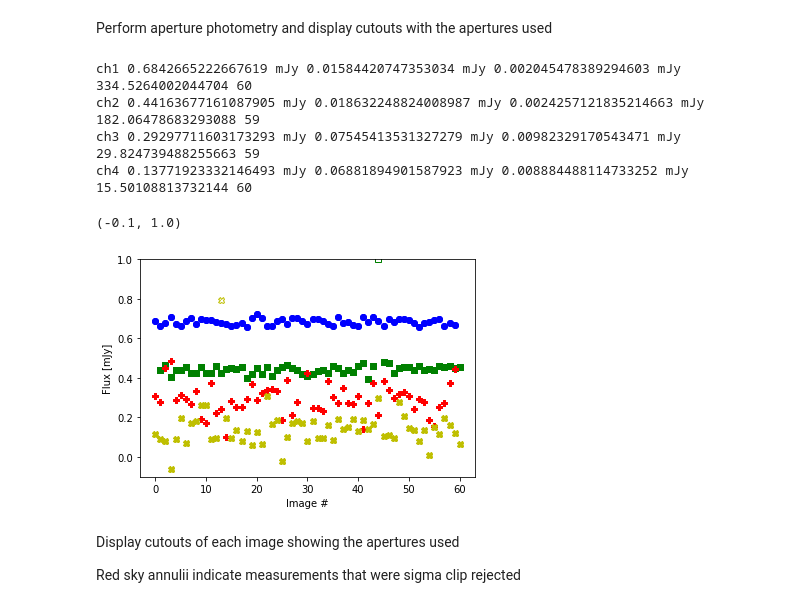
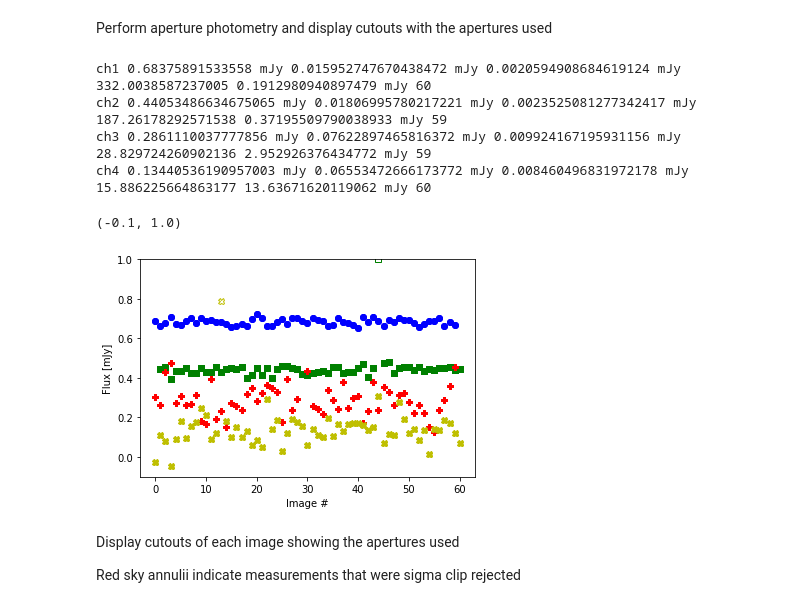
Before and after one commit to STScI-MIRI/spitzerwebb_absflux, a Jupyter notebook: GD71 IRAC photometry.ipynb, the cells around one changed output. Saved outputs shown, nothing was run; the diff lists cells and outputs as text; code cells hidden in the pictures.

```diff
--- a/GD71 IRAC photometry.ipynb
+++ b/GD71 IRAC photometry.ipynb
@@ -114,7 +114,7 @@ for k, allfiles in enumerate(allchfiles):
             corfac1.append(cflux[1])
             corfac2.append(cflux[2])
             medbkg.append(cflux[3])
-            totbkg.append(cflux[4])
+            totbkg.append(cflux[4]*apcors[k]*cflux[1]*cflux[2])  # apply same corrections as aperture fluxes
             files.append(cfilename)
             x.append(center_pix[0])
             y.append(center_pix[1])
@@ -129,12 +129,13 @@ for k, allfiles in enumerate(allchfiles):
 # %%
 from astropy.stats import sigma_clip
 
-aphot = QTable(names=("channel", "flux", "stddev", "mean_stddev", "SNR", "npts"),
-               dtype=("int", "float", "float", "float", "float", "int"),
-               units=("", "mJy", "mJy", "mJy", "", ""))
+aphot = QTable(names=("channel", "flux", "stddev", "mean_stddev", "SNR", "mean_bkg", "npts"),
+               dtype=("int", "float", "float", "float", "float", "float", "int"),
+               units=("", "mJy", "mJy", "mJy", "", "mJy", ""))
 
 ptype = ['bo', 'gs', 'rP', 'yX']
 chfiltered = []
+np.set_printoptions(precision=5)
 for i, sfluxes in enumerate(chsfluxes):
     plt.plot(np.arange(len(sfluxes)), sfluxes, ptype[i], fillstyle="none")
 
@@ -143,40 +144,42 @@ for i, sfluxes in enumerate(chsfluxes):
 
     # make and output an astropy table
     ophot = QTable()
     nfluxes = len(sfluxes)
     ophot["AOR"] = [aorid] * nfluxes
     ophot["channel"] = [i+1] * nfluxes
     ophot["pix_x"] = chsx[i]
     ophot["pix_y"] = chsy[i]
     ophot["flux"] = sfluxes * u.mJy
     ophot["pointgaincor"] = chscorfacs1[i]
     ophot["pixelphasecor"] = chscorfacs2[i]
     ophot["median_bkg"] = medbkgs[i] * u.mJy
     ophot["total_bkg"] = totbkgs[i] * u.mJy
     ophot["mask"] = filtered_data.mask
     ophot["filename"] = chsfiles[i]
     ophot.write(f"data/{sourcename}/{sourcename}_{aorid}_ch{i+1}_phot.dat", format="ipac", overwrite=True)
 
     plt.plot(np.arange(len(sfluxes)), filtered_data, ptype[i])
 
     mean = np.mean(filtered_data) * u.mJy
     stddev = np.std(filtered_data) * u.mJy
     stdmean = stddev / np.sqrt(len(filtered_data[~filtered_data.mask]))
-    print(f"ch{i+1}", mean, stddev, stdmean, mean/stdmean, len(filtered_data[~filtered_data.mask]))
-    aphot.add_row([i+1, mean, stddev, stdmean, mean/stdmean, len(filtered_data[~filtered_data.mask])])
+    tbkgs = np.ma.masked_array(totbkgs[i], mask=filtered_data.mask)
+    meanbkg = np.mean(tbkgs) * u.mJy
+    print(f"ch{i+1}", mean, stddev, stdmean, mean/stdmean, meanbkg, len(filtered_data[~filtered_data.mask]))
+    aphot.add_row([i+1, mean, stddev, stdmean, mean/stdmean, meanbkg, len(filtered_data[~filtered_data.mask])])
 
 aphot.write(f"data/{sourcename}/{sourcename}_{aorid}_ave_phot.dat", format="ipac", overwrite=True)
 
 plt.xlabel("Image #")
 plt.ylabel("Flux [mJy]")
 plt.ylim(-0.1, 1.0)
 # %% [output]
-ch1 0.6842665222667619 mJy 0.01584420747353034 mJy 0.002045478389294603 mJy 334.5264002044704 60
-ch2 0.44163677161087905 mJy 0.018632248824008987 mJy 0.0024257121835214663 mJy 182.06478683293088 59
-ch3 0.29297711603173293 mJy 0.07545413531327279 mJy 0.00982329170543471 mJy 29.824739488255663 59
-ch4 0.13771923332146493 mJy 0.06881894901587923 mJy 0.008884488114733252 mJy 15.50108813732144 60
+ch1 0.68375891533558 mJy 0.015952747670438472 mJy 0.0020594908684619124 mJy 332.0038587237005 0.1912980940897479 mJy 60
+ch2 0.44053486634675065 mJy 0.01806995780217221 mJy 0.0023525081277342417 mJy 187.26178292571538 0.37195509790038933 mJy 59
+ch3 0.2861110037777856 mJy 0.07622897465816372 mJy 0.009924167195931156 mJy 28.829724260902136 2.952926376434772 mJy 59
+ch4 0.13440536190957003 mJy 0.06553472666173772 mJy 0.008460496831972178 mJy 15.886225664863177 13.63671620119062 mJy 60
 (-0.1, 1.0)
-[figure, old version]
+[figure, new version]
 # %% [markdown]
 Display cutouts of each image showing the apertures used
 
```
Also changed, not shown: 3 other files.
